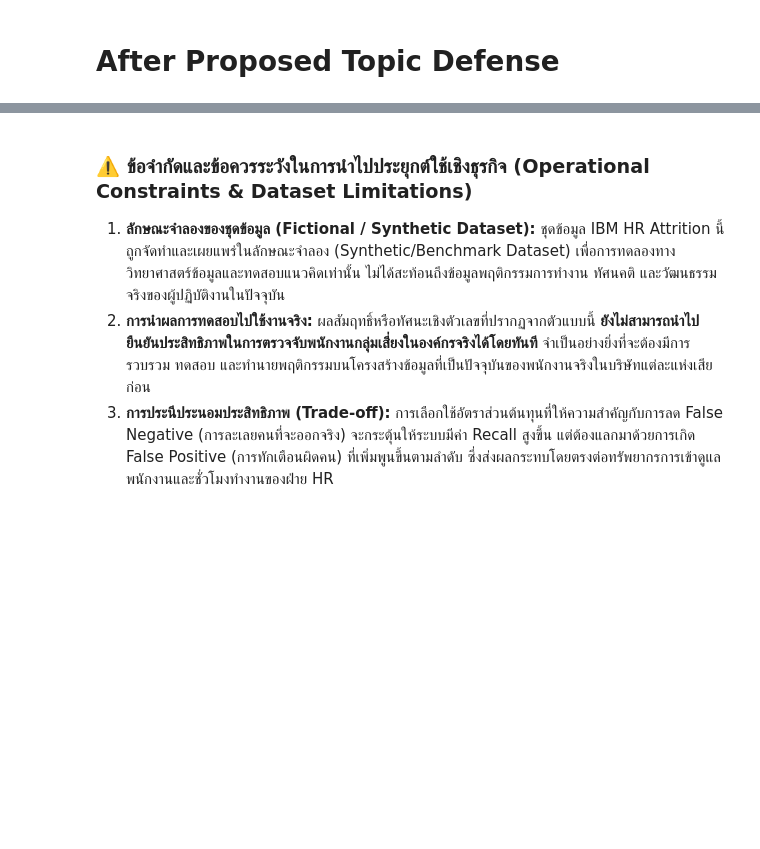
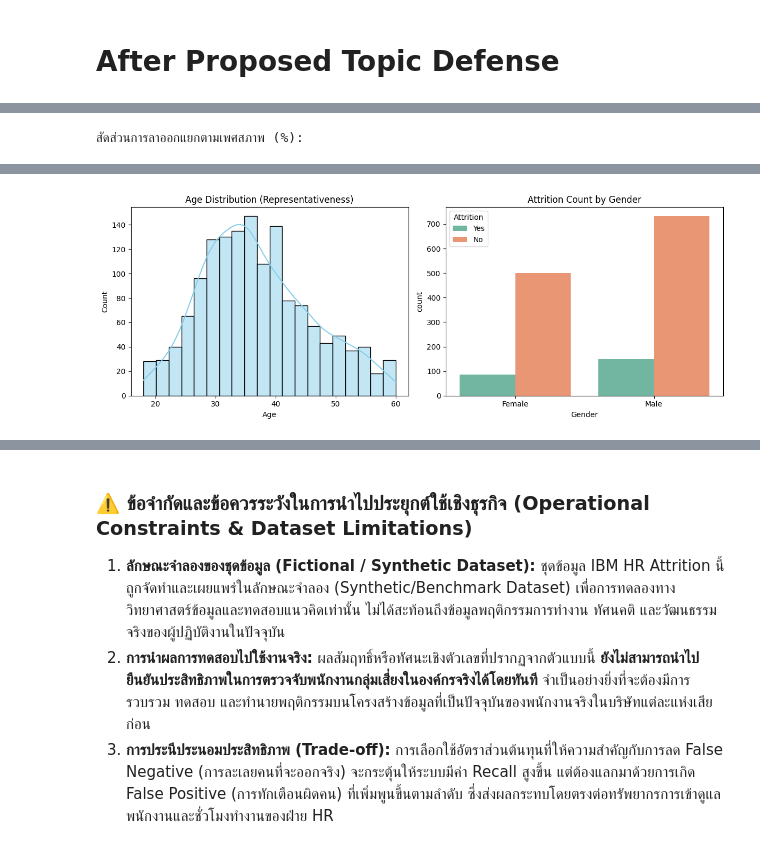
Before and after one commit to rtmyy/master-is-project, a Jupyter notebook: kaggle_dataset.ipynb, the cells around one changed output, grey strips where cells are left out. Cells and saved outputs as stored; diff of their text form; code cells hidden in the pictures; blank space fills up the shorter version.

```diff
--- a/kaggle_dataset.ipynb
+++ b/kaggle_dataset.ipynb
@@ -1169,0 +1600,17 @@ Holdout Test Set Average Precision (AP) [คำนวณผ่านพื้น
+# %%
+import kagglehub
+from kagglehub import KaggleDatasetAdapter
+import pandas as pd
+
+# 1. โหลดข้อมูลดิบผ่าน kagglehub
+data_path = "WA_Fn-UseC_-HR-Employee-Attrition.csv"
+df_raw = kagglehub.load_dataset(
+    KaggleDatasetAdapter.PANDAS,
+    "pavansubhasht/ibm-hr-analytics-attrition-dataset",
+    data_path
+)
+
+# 2. แสดงมิติตัวแปรและประเภทข้อมูลเบื้องต้น
+print(f"[ข้อมูลประชากร] มิติชุดข้อมูลดิบเริ่มต้น: {df_raw.shape[0]} แถว, {df_raw.shape[1]} คอลัมน์")
+print(f"จำนวน Missing Values รวมทั้งสิ้น: {df_raw.isnull().sum().sum()} ค่า")
+display(df_raw.head(3))
@@ -1169,0 +1626,61 @@ Holdout Test Set Average Precision (AP) [คำนวณผ่านพื้น
+# %%
+import pandas as pd
+import matplotlib.pyplot as plt
+import seaborn as sns
+
+# 1. ตรวจสอบและแสดงจำนวนแถวข้อมูลซ้ำ (Duplicate Rows)
+duplicates_count = df_raw.duplicated().sum()
+duplicates_pct = (duplicates_count / len(df_raw)) * 100
+
+dup_df = pd.DataFrame({
+    'Metric': ['Total Rows', 'Duplicate Rows', 'Duplicate Percentage (%)'],
+    'Value': [len(df_raw), duplicates_count, f"{duplicates_pct:.2f}%"]
+})
+
+print("=== ตารางที่ 1.1: ผลการตรวจสอบข้อมูลซ้ำซ้อน (Duplicate Rows Check) ===")
+display(dup_df)
+
+# 2. ตรวจสอบสัดส่วนคลาส Attrition ของทั้ง Dataset ดั้งเดิมเพื่อยืนยันความสมบูรณ์
+attrition_counts = df_raw['Attrition'].value_counts()
+attrition_proportions = df_raw['Attrition'].value_counts(normalize=True) * 100
+
+summary_attrition = pd.DataFrame({
+    'Class Count': attrition_counts,
+    'Proportion (%)': attrition_proportions.map("{:.2f}%".format)
+})
+
+print("\n=== ตารางที่ 1.2: สัดส่วนคลาสของตัวแปรเป้าหมาย Attrition (Target Class Distribution) ===")
+display(summary_attrition)
+
+# 3. การตรวจสอบความสอดคล้องเชิงตรรกะ (Logical Consistency Check)
+consistent_working_years = (df_raw['TotalWorkingYears'] >= df_raw['YearsAtCompany']).all()
+consistent_company_years = (df_raw['YearsAtCompany'] >= df_raw['YearsInCurrentRole']).all()
+
+print("\n=== [การตรวจสอบความสอดคล้องเชิงตรรกะ (Logical Consistency Audit)] ===")
+print(f"- อายุงานรวมมากกว่าหรือเท่ากับอายุงานที่บริษัทปัจจุบัน: {consistent_working_years}")
+print(f"- อายุงานที่บริษัทปัจจุบันมากกว่าหรือเท่ากับอายุงานในตำแหน่งปัจจุบัน: {consistent_company_years}")
+
+# 4. ตรวจสอบและประเมินความเท่าเทียมทางประชากรศาสตร์ (Gender Representation & Fairness)
+gender_dist = df_raw['Gender'].value_counts(normalize=True) * 100
+attrition_by_gender = df_raw.groupby('Gender')['Attrition'].value_counts(normalize=True).unstack() * 100
+
+print("\n=== [ตรวจสอบสัดส่วนทางประชากรศาสตร์ (Gender & Fairness Audit)] ===")
+display(pd.DataFrame({'Count': df_raw['Gender'].value_counts(), 'Percentage (%)': gender_dist}))
+print("สัดส่วนการลาออกแยกตามเพศสภาพ (%):")
+display(attrition_by_gender)
+
+# พล็อตสถิติสรุปเชิงประชากรศาสตร์
+plt.figure(figsize=(12, 4.5))
+plt.subplot(1, 2, 1)
+sns.histplot(df_raw['Age'], kde=True, color='skyblue', bins=20)
+plt.title('Age Distribution (Representativeness)')
+plt.xlabel('Age')
+
+plt.subplot(1, 2, 2)
+sns.countplot(data=df_raw, x='Gender', hue='Attrition', palette='Set2')
+plt.title('Attrition Count by Gender')
+plt.xlabel('Gender')
+
+plt.tight_layout()
+plt.show()
+# %% [output]
@@ -1169,0 +1706 @@ Holdout Test Set Average Precision (AP) [คำนวณผ่านพื้น
+สัดส่วนการลาออกแยกตามเพศสภาพ (%):
@@ -1169,0 +1711 @@ Holdout Test Set Average Precision (AP) [คำนวณผ่านพื้น
+[figure, added]
```
Also changed, not shown: parts of 32 cells of this notebook.
